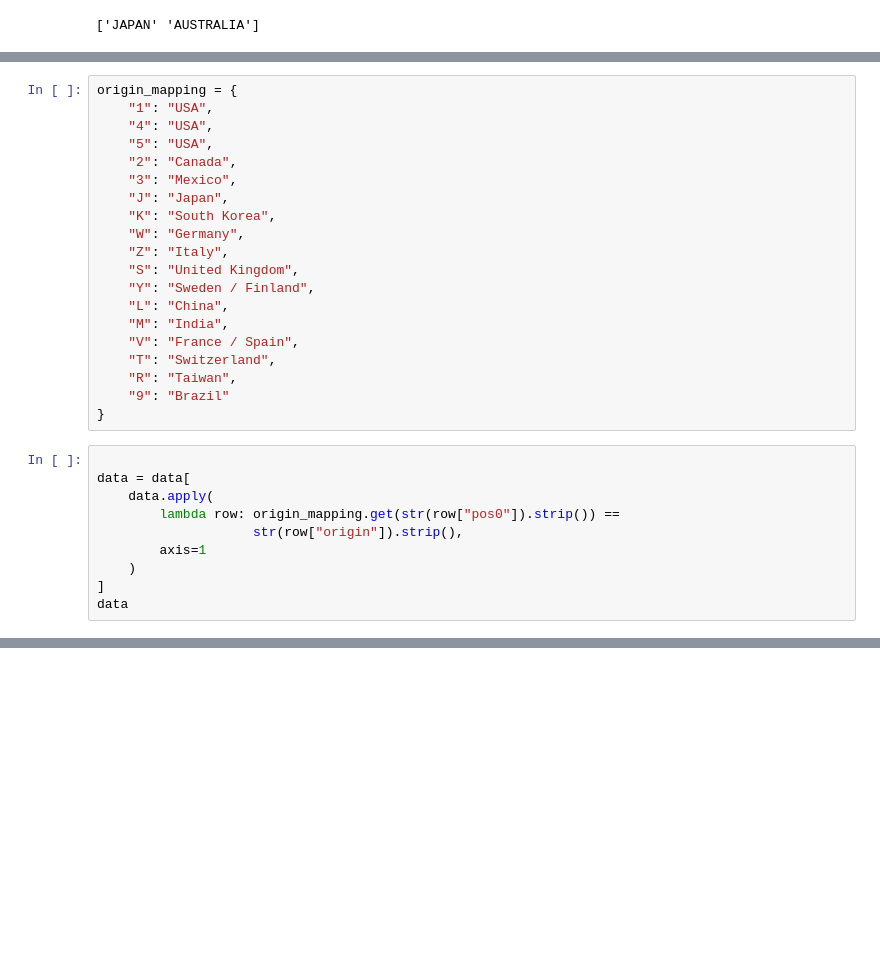
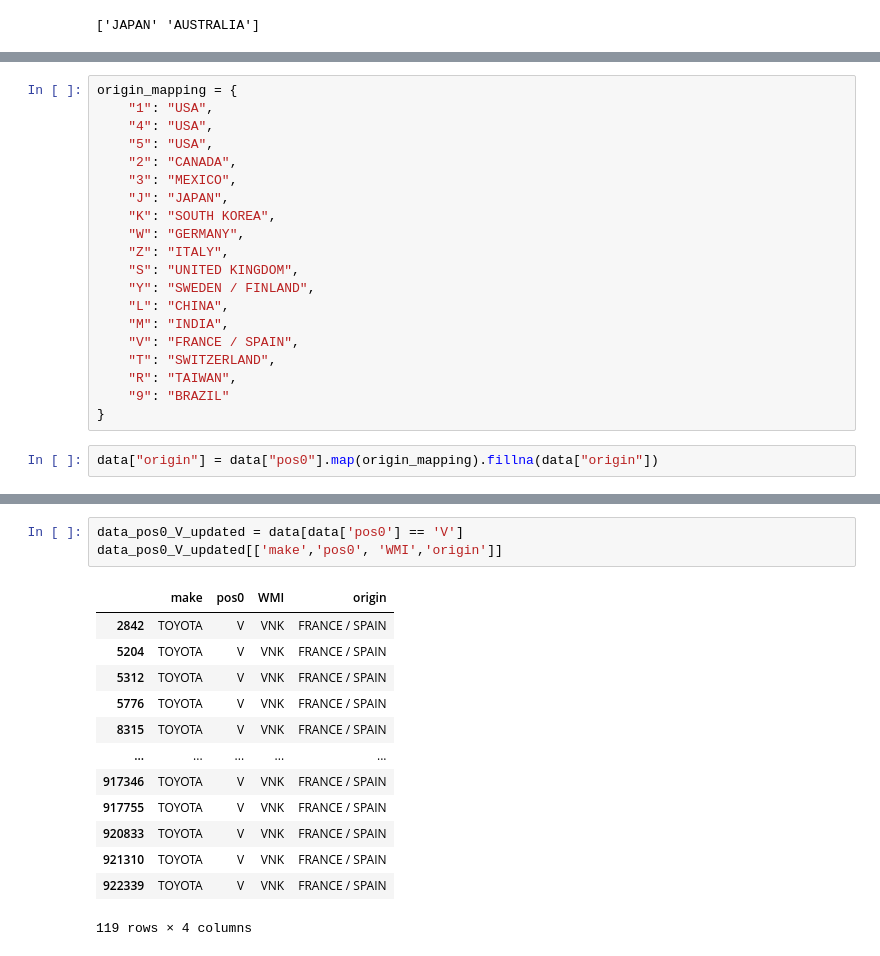
Before and after one commit to ManavKatrodiyaOpash/vin-sphere-python, a Jupyter notebook: Car_wise_analysis/toyota.ipynb, the cells around one changed output, grey strips where cells are left out. Drawn from its saved outputs; the diff is of its cells as text; blank space fills up the shorter version.

Commit message:
feat: add notebook for Toyota data loading and string normalization analysis

```diff
--- a/Car_wise_analysis/toyota.ipynb
+++ b/Car_wise_analysis/toyota.ipynb
@@ -682,29 +698,21 @@ origin_mapping = {
     "1": "USA",
     "4": "USA",
     "5": "USA",
-    "2": "Canada",
-    "3": "Mexico",
-    "J": "Japan",
-    "K": "South Korea",
-    "W": "Germany",
-    "Z": "Italy",
-    "S": "United Kingdom",
-    "Y": "Sweden / Finland",
-    "L": "China",
-    "M": "India",
-    "V": "France / Spain",
-    "T": "Switzerland",
-    "R": "Taiwan",
-    "9": "Brazil"
+    "2": "CANADA",
+    "3": "MEXICO",
+    "J": "JAPAN",
+    "K": "SOUTH KOREA",
+    "W": "GERMANY",
+    "Z": "ITALY",
+    "S": "UNITED KINGDOM",
+    "Y": "SWEDEN / FINLAND",
+    "L": "CHINA",
+    "M": "INDIA",
+    "V": "FRANCE / SPAIN",
+    "T": "SWITZERLAND",
+    "R": "TAIWAN",
+    "9": "BRAZIL"
 }
 # %%
-
-data = data[
-    data.apply(
-        lambda row: origin_mapping.get(str(row["pos0"]).strip()) ==
-                    str(row["origin"]).strip(),
-        axis=1
-    )
-]
-data
+data["origin"] = data["pos0"].map(origin_mapping).fillna(data["origin"])
 # %% [output]
@@ -723,0 +740,17 @@ data
+# %%
+data_pos0_V_updated = data[data['pos0'] == 'V']
+data_pos0_V_updated[['make','pos0', 'WMI','origin']]
+# %% [output]
+|  | make | pos0 | WMI | origin |
+| 2842 | TOYOTA | V | VNK | FRANCE / SPAIN |
+| 5204 | TOYOTA | V | VNK | FRANCE / SPAIN |
+| 5312 | TOYOTA | V | VNK | FRANCE / SPAIN |
+| 5776 | TOYOTA | V | VNK | FRANCE / SPAIN |
+| 8315 | TOYOTA | V | VNK | FRANCE / SPAIN |
+| ... | ... | ... | ... | ... |
+| 917346 | TOYOTA | V | VNK | FRANCE / SPAIN |
+| 917755 | TOYOTA | V | VNK | FRANCE / SPAIN |
+| 920833 | TOYOTA | V | VNK | FRANCE / SPAIN |
+| 921310 | TOYOTA | V | VNK | FRANCE / SPAIN |
+| 922339 | TOYOTA | V | VNK | FRANCE / SPAIN |
+119 rows × 4 columns
```
Also changed, not shown: parts of 7 cells of this notebook.
